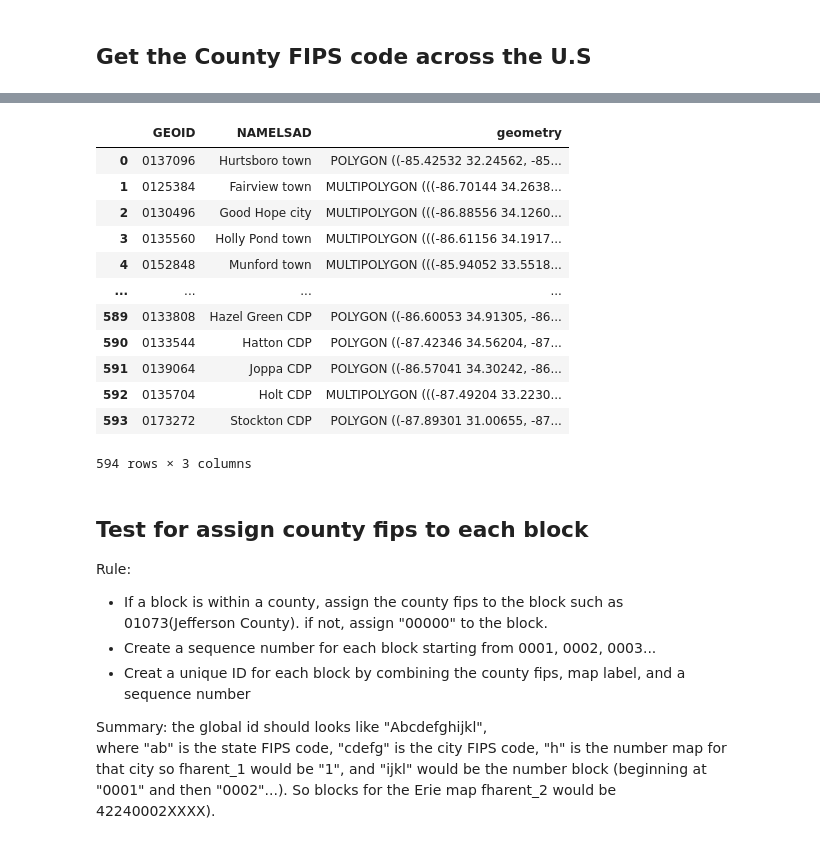
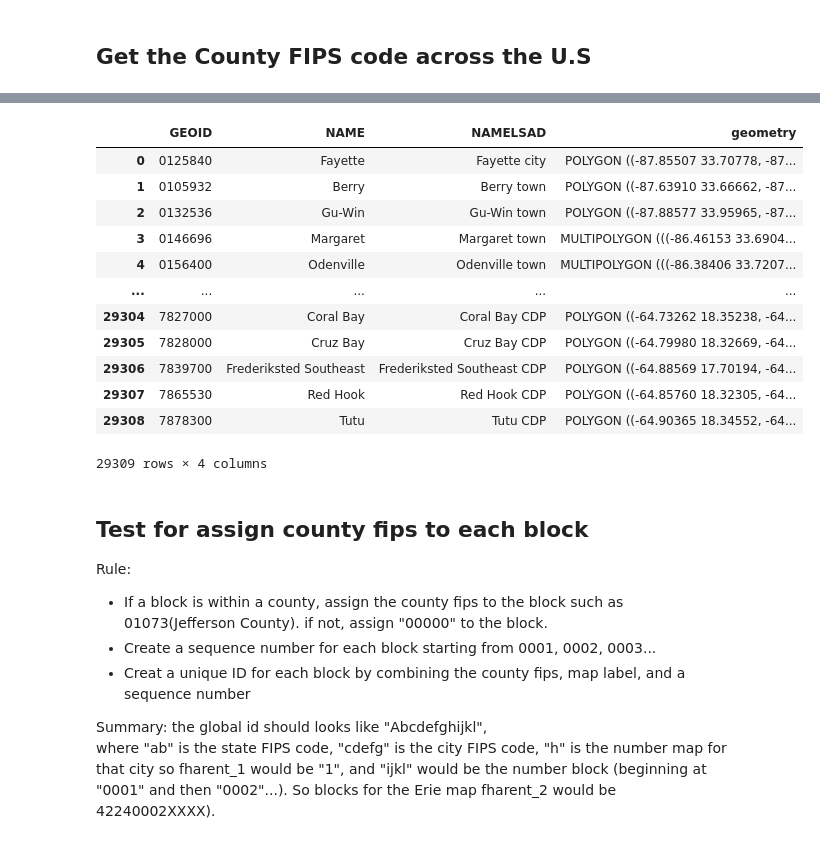
Before and after one commit to HOUPU1993/Redline-Map-Project, a Jupyter notebook: Unique Map name.ipynb, the cells around one changed output, grey strips where cells are left out. Saved outputs shown, nothing was run; the diff lists cells and outputs as text; code cells hidden in the pictures.

```diff
--- a/Unique Map name.ipynb
+++ b/Unique Map name.ipynb
@@ -36,19 +16,0 @@ county_fips
-# %%
-city_fips = gpd.read_file("/Users/houpuli/Downloads/tl_2024_01_place.zip")
-city_fips = city_fips[["GEOID", "NAMELSAD", "geometry"]]
-city_fips = city_fips.to_crs(epsg=4326)
-city_fips
-# %% [output]
-|  | GEOID | NAMELSAD | geometry |
-| 0 | 0137096 | Hurtsboro town | POLYGON ((-85.42532 32.24562, -85... |
-| 1 | 0125384 | Fairview town | MULTIPOLYGON (((-86.70144 34.2638... |
-| 2 | 0130496 | Good Hope city | MULTIPOLYGON (((-86.88556 34.1260... |
-| 3 | 0135560 | Holly Pond town | MULTIPOLYGON (((-86.61156 34.1917... |
-| 4 | 0152848 | Munford town | MULTIPOLYGON (((-85.94052 33.5518... |
-| ... | ... | ... | ... |
-| 589 | 0133808 | Hazel Green CDP | POLYGON ((-86.60053 34.91305, -86... |
-| 590 | 0133544 | Hatton CDP | POLYGON ((-87.42346 34.56204, -87... |
-| 591 | 0139064 | Joppa CDP | POLYGON ((-86.57041 34.30242, -86... |
-| 592 | 0135704 | Holt CDP | MULTIPOLYGON (((-87.49204 33.2230... |
-| 593 | 0173272 | Stockton CDP | POLYGON ((-87.89301 31.00655, -87... |
-594 rows × 3 columns
@@ -55,3 +35,22 @@ city_fips
+# %%
+places_us = gpd.read_file('/Users/houpuli/Downloads/places_us_2015.geojson')
+places_us = places_us[["GEOID", "NAME", "NAMELSAD", "geometry"]]
+places_us = places_us.to_crs(epsg=4326)
+places_us
+# %% [output]
+|  | GEOID | NAME | NAMELSAD | geometry |
+| 0 | 0125840 | Fayette | Fayette city | POLYGON ((-87.85507 33.70778, -87... |
+| 1 | 0105932 | Berry | Berry town | POLYGON ((-87.63910 33.66662, -87... |
+| 2 | 0132536 | Gu-Win | Gu-Win town | POLYGON ((-87.88577 33.95965, -87... |
+| 3 | 0146696 | Margaret | Margaret town | MULTIPOLYGON (((-86.46153 33.6904... |
+| 4 | 0156400 | Odenville | Odenville town | MULTIPOLYGON (((-86.38406 33.7207... |
+| ... | ... | ... | ... | ... |
+| 29304 | 7827000 | Coral Bay | Coral Bay CDP | POLYGON ((-64.73262 18.35238, -64... |
+| 29305 | 7828000 | Cruz Bay | Cruz Bay CDP | POLYGON ((-64.79980 18.32669, -64... |
+| 29306 | 7839700 | Frederiksted Southeast | Frederiksted Southeast CDP | POLYGON ((-64.88569 17.70194, -64... |
+| 29307 | 7865530 | Red Hook | Red Hook CDP | POLYGON ((-64.85760 18.32305, -64... |
+| 29308 | 7878300 | Tutu | Tutu CDP | POLYGON ((-64.90365 18.34552, -64... |
+29309 rows × 4 columns
 # %% [markdown]
 ## Test for assign county fips to each block
 Rule:
```
Also changed, not shown: parts of 11 cells of this notebook.
